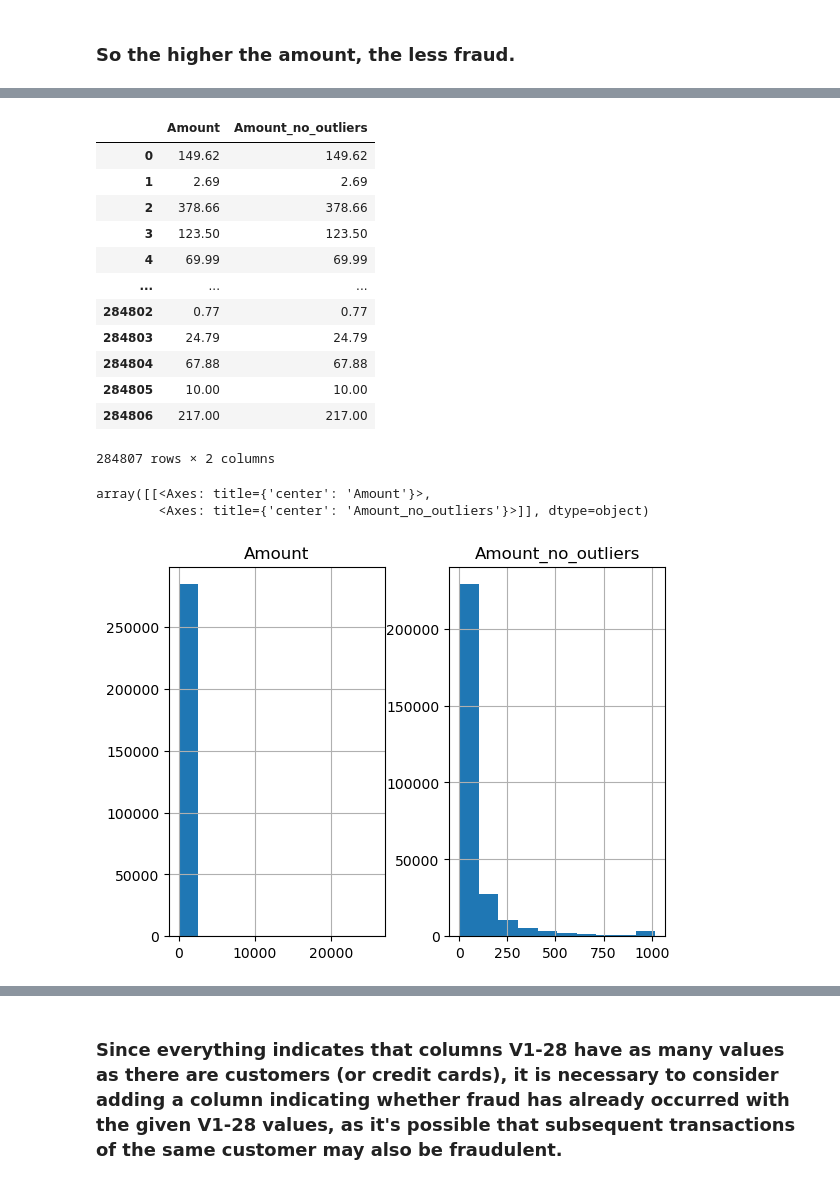
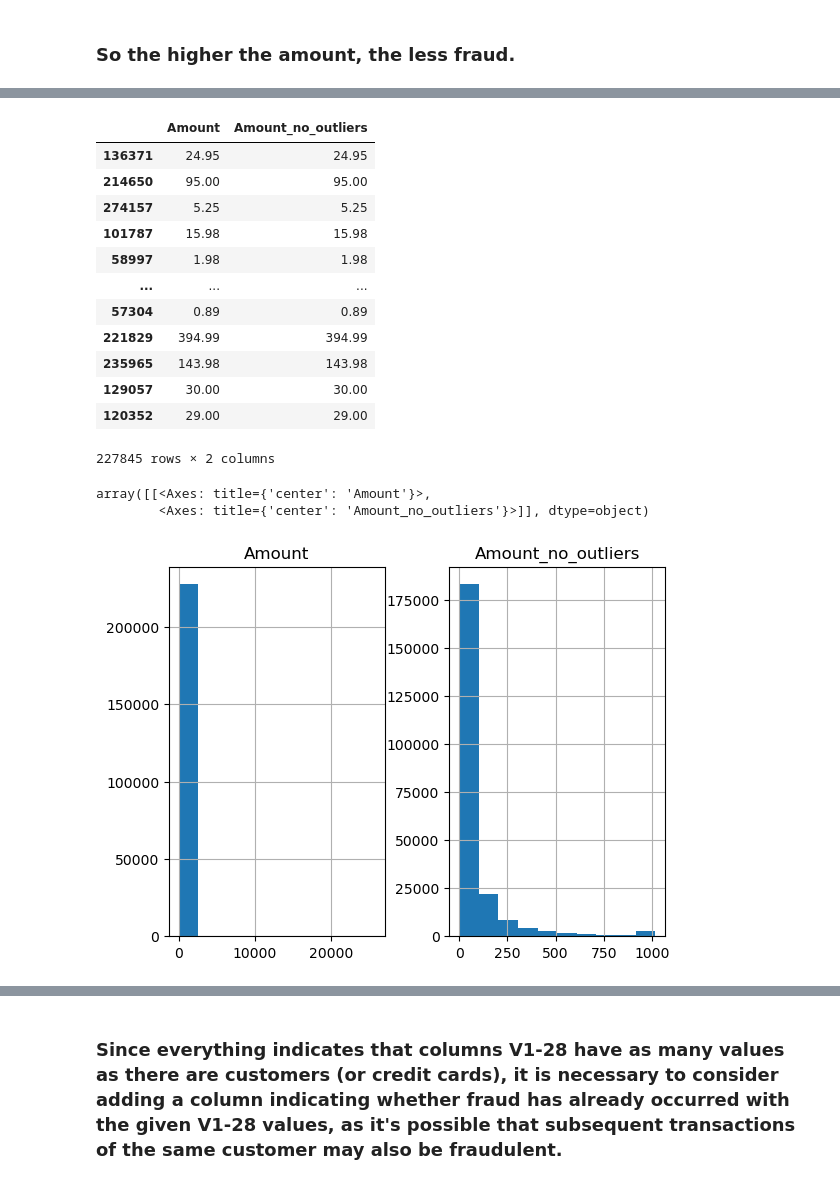
Before and after one commit to ErykLanga/Credit_Card_Fraud_Detection, a Jupyter notebook: Eryk Langa - Credit_Card_Fraud_Detection.ipynb, the cells around one changed output, grey strips where cells are left out. Saved outputs shown, nothing was run; the diff lists cells and outputs as text; code cells hidden in the pictures.

```diff
--- a/Eryk Langa - Credit_Card_Fraud_Detection.ipynb
+++ b/Eryk Langa - Credit_Card_Fraud_Detection.ipynb
@@ -425,0 +401,6 @@ Amount_Class_corr_df.sort_values('Amount', ascending=False).head(10)
+# %%
+X_train, X_test, y_train, y_test = train_test_split(raw_df.drop('Class', axis=1),
+                                                    raw_df['Class'],
+                                                    test_size=0.2,
+                                                    stratify=raw_df['Class'],
+                                                    random_state=123)
@@ -425,0 +435,5 @@ Amount_Class_corr_df.sort_values('Amount', ascending=False).head(10)
+# %%
+X_train['Time_passed'] = X_train['Time']
+X_train['Time'] = X_train['Time'].apply(lambda x: datetime(2013, 9, 4) + timedelta(seconds = x))
+
+X_train.head(5)
@@ -425,0 +448,11 @@ Amount_Class_corr_df.sort_values('Amount', ascending=False).head(10)
+# %%
+X_train['0-3am'] = X_train['Time'].apply(lambda x: 1 if x.hour < 3 else 0)
+X_train['3-6am'] = X_train['Time'].apply(lambda x: 1 if x.hour >= 3 and x.hour < 6 else 0)
+X_train['6-9am'] = X_train['Time'].apply(lambda x: 1 if x.hour >= 6 and x.hour < 9 else 0)
+X_train['9-12am'] = X_train['Time'].apply(lambda x: 1 if x.hour >= 9 and x.hour < 12 else 0)
+X_train['12am-3pm'] = X_train['Time'].apply(lambda x: 1 if x.hour >= 12 and x.hour < 15 else 0)
+X_train['3-6pm'] = X_train['Time'].apply(lambda x: 1 if x.hour >= 15 and x.hour < 18 else 0)
+X_train['6-9pm'] = X_train['Time'].apply(lambda x: 1 if x.hour >= 18 and x.hour < 21 else 0)
+X_train['9-12pm'] = X_train['Time'].apply(lambda x: 1 if x.hour >= 21 and x.hour < 24 else 0)
+
+X_train.head(5)
@@ -440,6 +476,8 @@ raw_df.head()
 # %%
-Amount_outliers = np.percentile(raw_df["Amount"], 99)
+Amount_outliers = np.percentile(X_train["Amount"], 99)
 
-raw_df['Amount_no_outliers'] = raw_df['Amount'].apply(lambda x: Amount_outliers
-                                                      if x > Amount_outliers
-                                                      else x)
+X_train['Amount_no_outliers'] = X_train['Amount'].apply(lambda x: Amount_outliers
+                                                        if x > Amount_outliers
+                                                        else x)
+
+X_train.head()
@@ -446,22 +492,22 @@ raw_df['Amount_no_outliers'] = raw_df['Amount'].apply(lambda x: Amount_outliers
 # %%
-raw_df[["Amount", "Amount_no_outliers"]]
+X_train[["Amount", "Amount_no_outliers"]]
 # %% [output]
 |  | Amount | Amount_no_outliers |
-| 0 | 149.62 | 149.62 |
-| 1 | 2.69 | 2.69 |
-| 2 | 378.66 | 378.66 |
-| 3 | 123.50 | 123.50 |
-| 4 | 69.99 | 69.99 |
+| 136371 | 24.95 | 24.95 |
+| 214650 | 95.00 | 95.00 |
+| 274157 | 5.25 | 5.25 |
+| 101787 | 15.98 | 15.98 |
+| 58997 | 1.98 | 1.98 |
 | ... | ... | ... |
-| 284802 | 0.77 | 0.77 |
-| 284803 | 24.79 | 24.79 |
-| 284804 | 67.88 | 67.88 |
-| 284805 | 10.00 | 10.00 |
-| 284806 | 217.00 | 217.00 |
+| 57304 | 0.89 | 0.89 |
+| 221829 | 394.99 | 394.99 |
+| 235965 | 143.98 | 143.98 |
+| 129057 | 30.00 | 30.00 |
+| 120352 | 29.00 | 29.00 |
-284807 rows × 2 columns
+227845 rows × 2 columns
 # %%
-raw_df[["Amount", "Amount_no_outliers"]].hist()
+X_train[["Amount", "Amount_no_outliers"]].hist()
 # %% [output]
 array([[<Axes: title={'center': 'Amount'}>,
         <Axes: title={'center': 'Amount_no_outliers'}>]], dtype=object)
-[figure, old version]
+[figure, new version]
```
Also changed, not shown: parts of 170 cells of this notebook.
